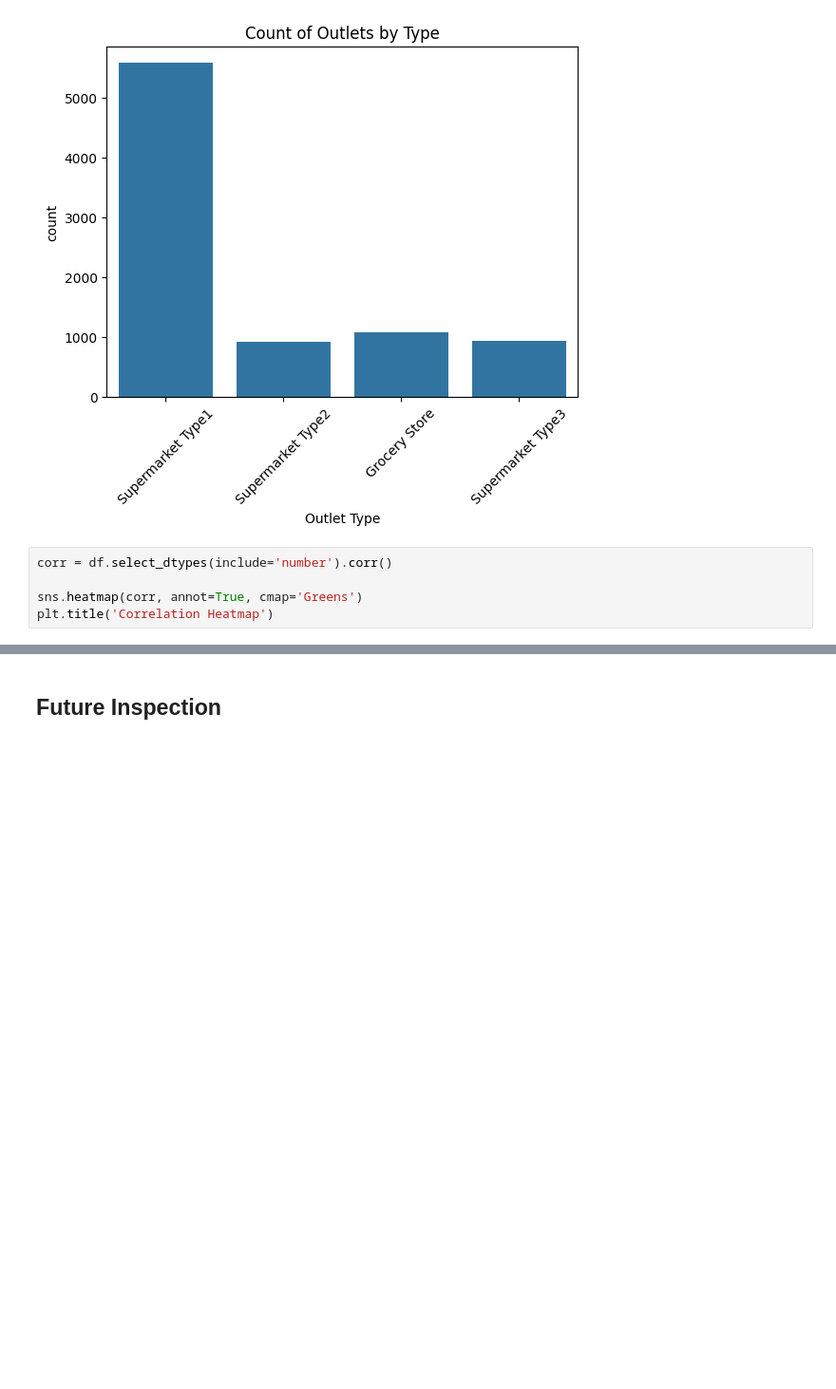
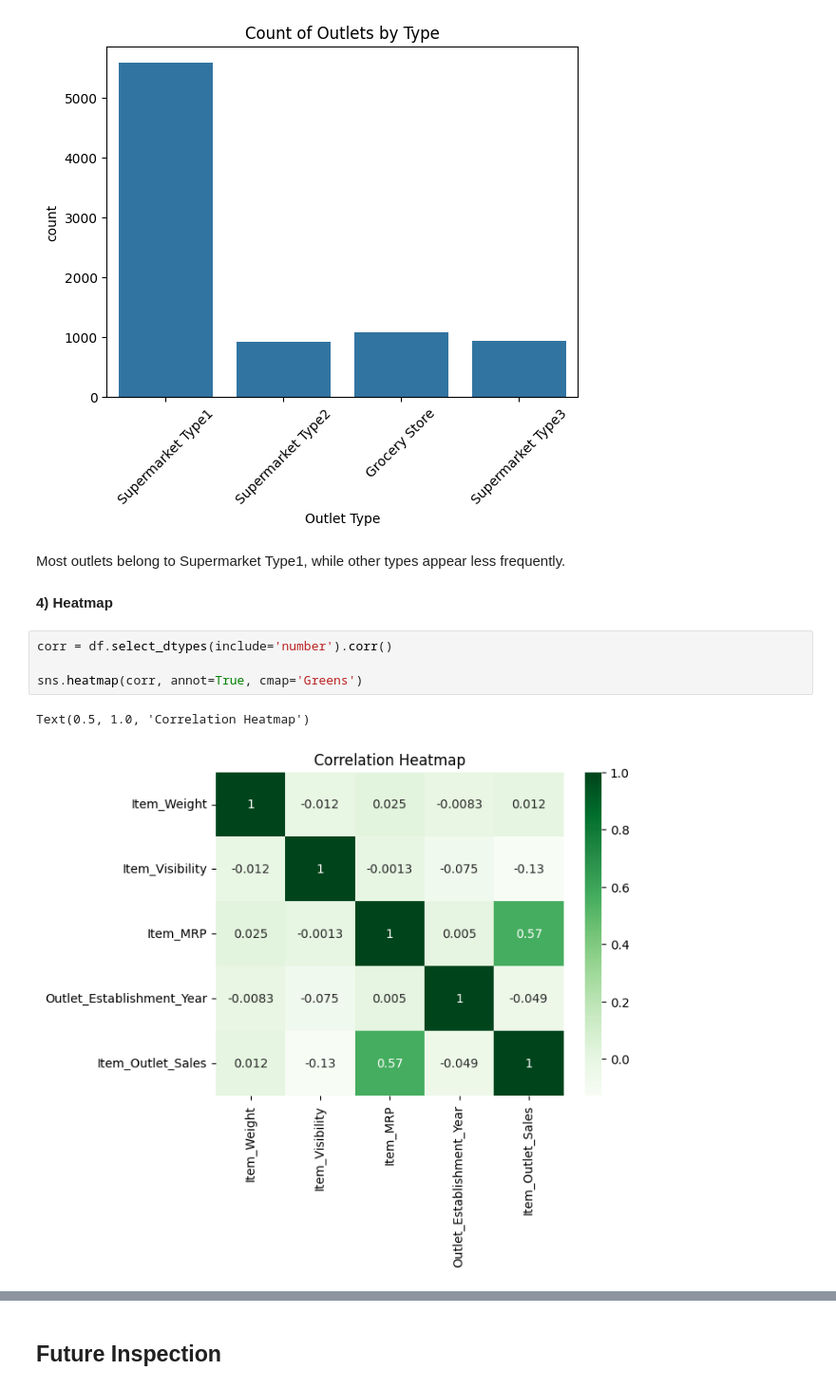
Before and after one commit to ayatayoub20/Prediction-of-Product-Sales, a Jupyter notebook: Prediction_of_Product_Sales.ipynb, the cells around one changed output, grey strips where cells are left out. Shown at 95% size. Cells and saved outputs as stored; diff of their text form; blank space fills up the shorter version.

```diff
--- a/Prediction_of_Product_Sales.ipynb
+++ b/Prediction_of_Product_Sales.ipynb
@@ -201,8 +201,14 @@ ax.set_title('Count of Outlets by Type');
 ax.set_xlabel('Outlet Type');
 # %% [output]
 [figure]
+# %% [markdown]
+Most outlets belong to Supermarket Type1, while other types appear less frequently.
+# %% [markdown]
+**4) Heatmap**
 # %%
 corr = df.select_dtypes(include='number').corr()
 
 sns.heatmap(corr, annot=True, cmap='Greens')
-plt.title('Correlation Heatmap')
+# %% [output]
+Text(0.5, 1.0, 'Correlation Heatmap')
+[figure, added]
```
Also changed, not shown: parts of 1 cell of this notebook.
